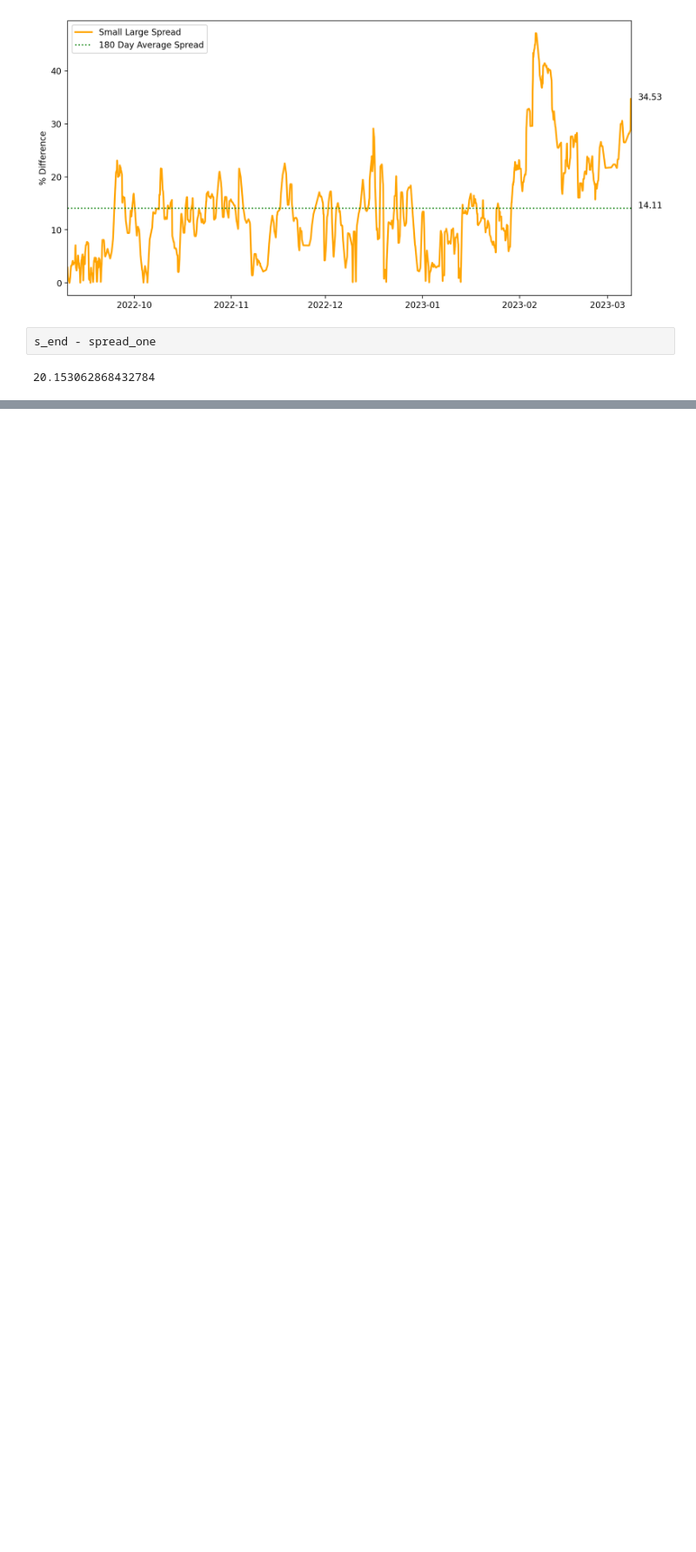
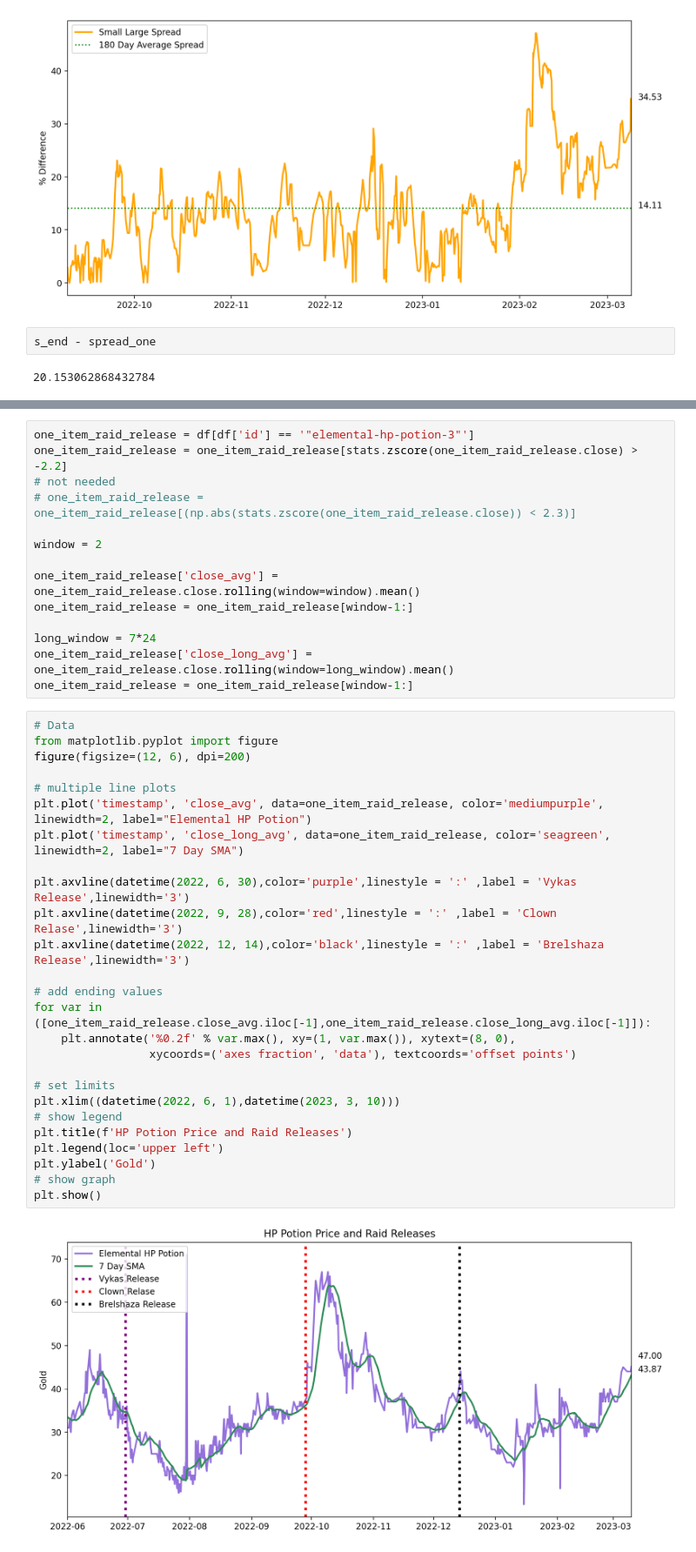
Before and after one commit to FunFighter/lost-ark-market-analysis, a Jupyter notebook: weeklytrend.ipynb, the cells around one changed output, grey strips where cells are left out. Shown at 87% size. Cells and saved outputs as stored; diff of their text form; blank space fills up the shorter version.

```diff
--- a/weeklytrend.ipynb
+++ b/weeklytrend.ipynb
@@ -454,0 +621,42 @@ s_end - spread_one
+# %%
+one_item_raid_release = df[df['id'] == '"elemental-hp-potion-3"']
+one_item_raid_release = one_item_raid_release[stats.zscore(one_item_raid_release.close) > -2.2]
+# not needed
+# one_item_raid_release = one_item_raid_release[(np.abs(stats.zscore(one_item_raid_release.close)) < 2.3)]
+
+window = 2
+
+one_item_raid_release['close_avg'] = one_item_raid_release.close.rolling(window=window).mean()
+one_item_raid_release = one_item_raid_release[window-1:]
+
+long_window = 7*24
+one_item_raid_release['close_long_avg'] = one_item_raid_release.close.rolling(window=long_window).mean()
+one_item_raid_release = one_item_raid_release[window-1:]
+# %%
+# Data
+from matplotlib.pyplot import figure
+figure(figsize=(12, 6), dpi=200)
+
+# multiple line plots
+plt.plot('timestamp', 'close_avg', data=one_item_raid_release, color='mediumpurple', linewidth=2, label="Elemental HP Potion")
+plt.plot('timestamp', 'close_long_avg', data=one_item_raid_release, color='seagreen', linewidth=2, label="7 Day SMA")
+
+plt.axvline(datetime(2022, 6, 30),color='purple',linestyle = ':' ,label = 'Vykas Release',linewidth='3')
+plt.axvline(datetime(2022, 9, 28),color='red',linestyle = ':' ,label = 'Clown Relase',linewidth='3')
+plt.axvline(datetime(2022, 12, 14),color='black',linestyle = ':' ,label = 'Brelshaza Release',linewidth='3')
+
+# add ending values
+for var in ([one_item_raid_release.close_avg.iloc[-1],one_item_raid_release.close_long_avg.iloc[-1]]):
+    plt.annotate('%0.2f' % var.max(), xy=(1, var.max()), xytext=(8, 0),
+                 xycoords=('axes fraction', 'data'), textcoords='offset points')
+
+# set limits
+plt.xlim((datetime(2022, 6, 1),datetime(2023, 3, 10)))
+# show legend
+plt.title(f'HP Potion Price and Raid Releases')
+plt.legend(loc='upper left')
+plt.ylabel('Gold')
+# show graph
+plt.show()
+# %% [output]
+[figure, added]
```
Also changed, not shown: parts of 26 cells of this notebook.
